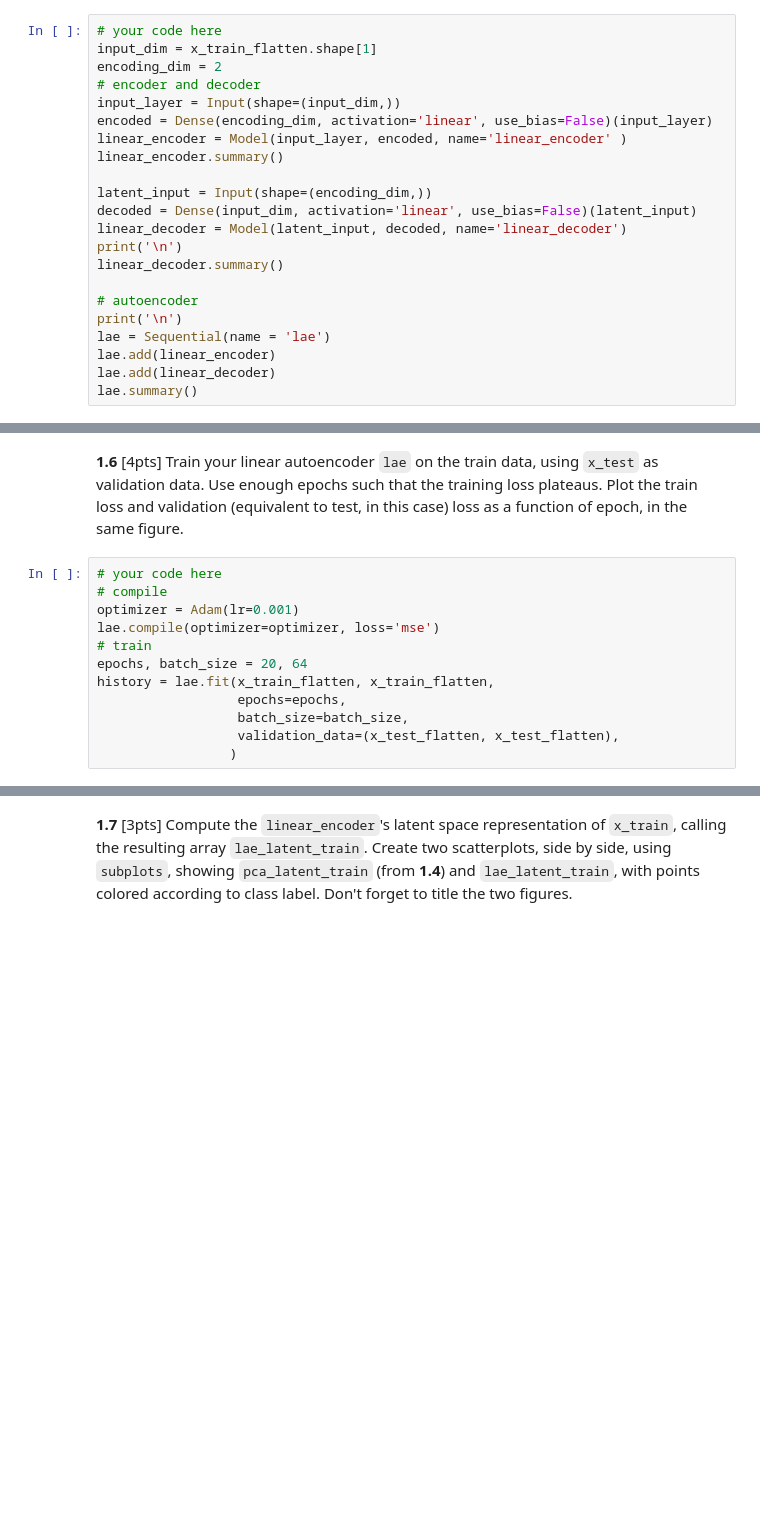
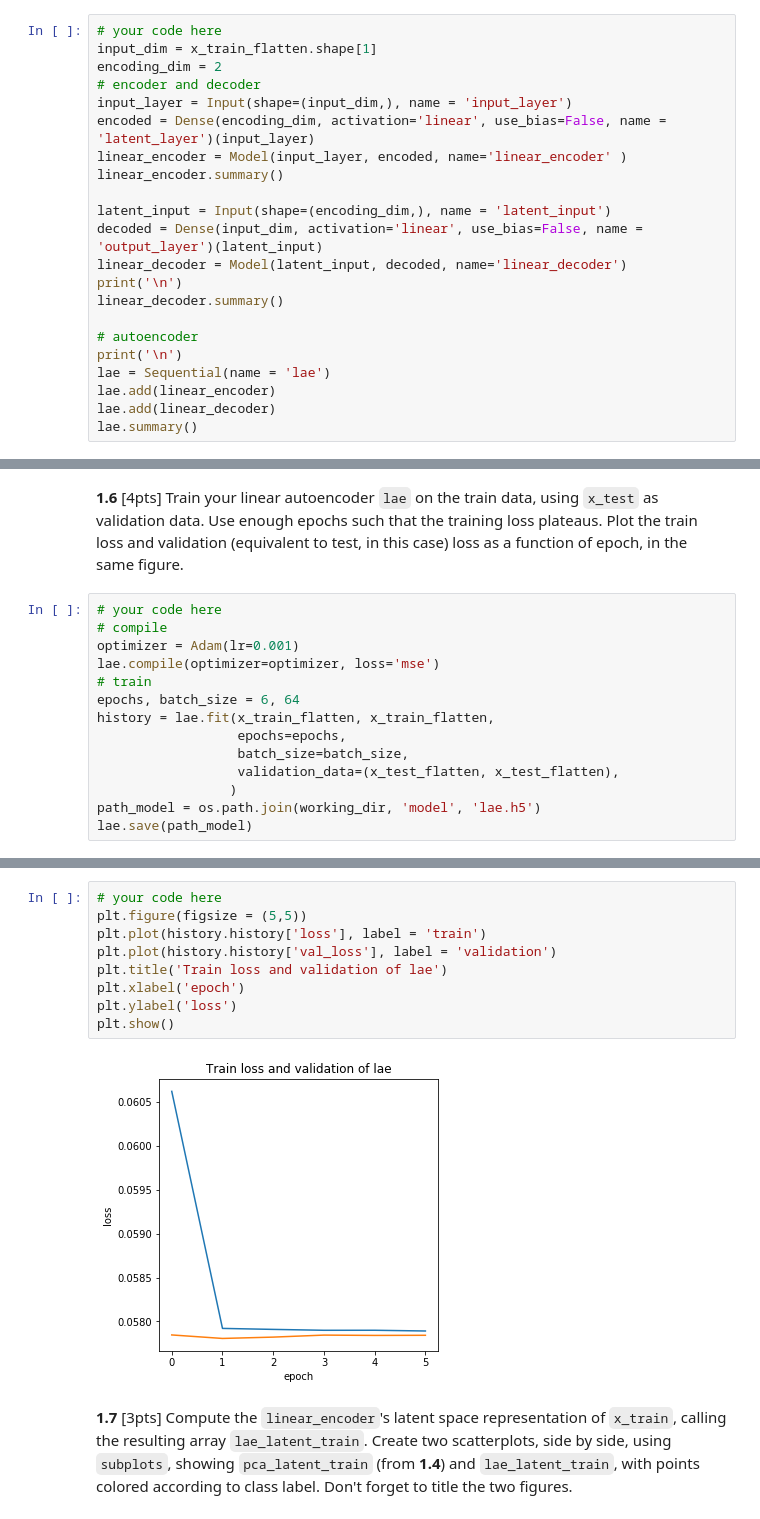
Before and after one commit to Ruby122/2020-CS109B, a Jupyter notebook: content/homeworks/hw05/cs109b-hw5-students.ipynb, the cells around one changed output, grey strips where cells are left out. Cells and saved outputs as stored; diff of their text form; blank space fills up the shorter version.

```diff
--- a/content/homeworks/hw05/cs109b-hw5-students.ipynb
+++ b/content/homeworks/hw05/cs109b-hw5-students.ipynb
@@ -189,13 +189,13 @@ decoder = tf.keras.Model(encoded_input, decoder_layer(encoded_input))
 input_dim = x_train_flatten.shape[1]
 encoding_dim = 2
 # encoder and decoder
-input_layer = Input(shape=(input_dim,))
-encoded = Dense(encoding_dim, activation='linear', use_bias=False)(input_layer)
+input_layer = Input(shape=(input_dim,), name = 'input_layer')
+encoded = Dense(encoding_dim, activation='linear', use_bias=False, name = 'latent_layer')(input_layer)
 linear_encoder = Model(input_layer, encoded, name='linear_encoder' )
 linear_encoder.summary()
 
-latent_input = Input(shape=(encoding_dim,))
-decoded = Dense(input_dim, activation='linear', use_bias=False)(latent_input)
+latent_input = Input(shape=(encoding_dim,), name = 'latent_input')
+decoded = Dense(input_dim, activation='linear', use_bias=False, name = 'output_layer')(latent_input)
 linear_decoder = Model(latent_input, decoded, name='linear_decoder')
 print('\n')
 linear_decoder.summary()
@@ -232,9 +232,11 @@ _________________________________________________________________
 optimizer = Adam(lr=0.001)
 lae.compile(optimizer=optimizer, loss='mse')
 # train
-epochs, batch_size = 20, 64
+epochs, batch_size = 6, 64
 history = lae.fit(x_train_flatten, x_train_flatten,
                   epochs=epochs,
                   batch_size=batch_size,
                   validation_data=(x_test_flatten, x_test_flatten),
                  )
+path_model = os.path.join(working_dir, 'model', 'lae.h5')
+lae.save(path_model)
@@ -243,2 +257,13 @@ history = lae.fit(x_train_flatten, x_train_flatten,
+# %%
+# your code here
+plt.figure(figsize = (5,5))
+plt.plot(history.history['loss'], label = 'train')
+plt.plot(history.history['val_loss'], label = 'validation')
+plt.title('Train loss and validation of lae')
+plt.xlabel('epoch')
+plt.ylabel('loss')
+plt.show()
+# %% [output]
+[figure, added]
 # %% [markdown]
 **1.7** [3pts] Compute the `linear_encoder`'s latent space representation of `x_train`, calling the resulting array `lae_latent_train`. Create two scatterplots, side by side, using `subplots`, showing `pca_latent_train` (from **1.4**) and `lae_latent_train`, with points colored according to class label. Don't forget to title the two figures.
```
Also changed, not shown: parts of 36 cells of this notebook, 2 other files.
